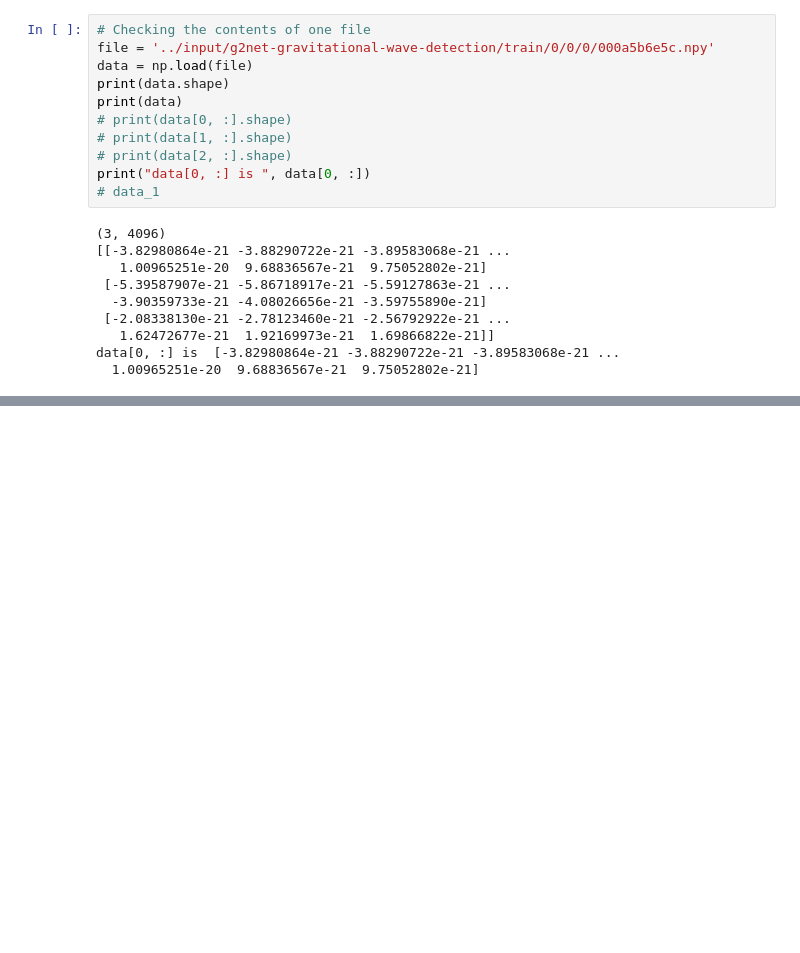
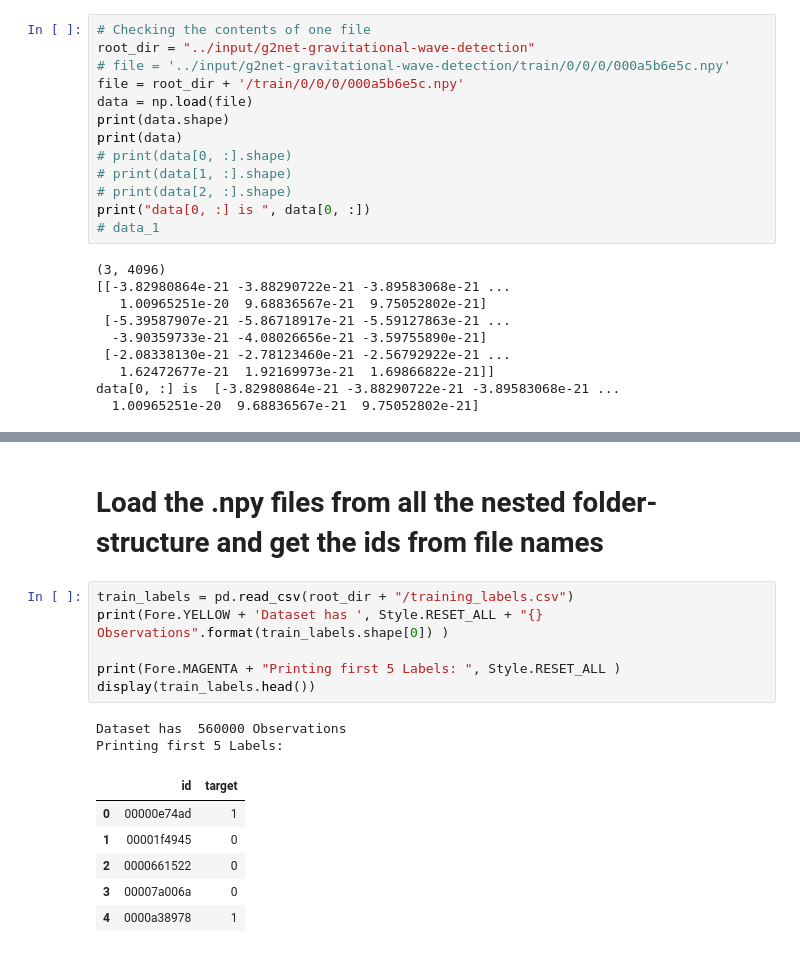
Before and after one commit to rohan-paul/Gravitational-Wave-Detection_Kaggle_Competition, a Jupyter notebook: Kaggle_NBs/1_TimeSeries_GWPy_Data_Preprocessing.ipynb, the cells around one changed output, grey strips where cells are left out. Saved outputs shown, nothing was run; the diff lists cells and outputs as text; blank space fills up the shorter version.

```diff
--- a/Kaggle_NBs/1_TimeSeries_GWPy_Data_Preprocessing.ipynb
+++ b/Kaggle_NBs/1_TimeSeries_GWPy_Data_Preprocessing.ipynb
@@ -49,7 +68,9 @@ It is a standard binary file format for persisting a single arbitrary NumPy arra
 The sampling frequency, or sample rate, is the number of equal-spaced samples per unit of time. For instance, if you have 96 equally spaced observation per day, then you sampling rate is 96/day, or 96/24/3600=0.0011 Hz. Hz, which means per second, is widely used for sample rate.
 # %%
 # Checking the contents of one file
-file = '../input/g2net-gravitational-wave-detection/train/0/0/0/000a5b6e5c.npy'
+root_dir = "../input/g2net-gravitational-wave-detection"
+# file = '../input/g2net-gravitational-wave-detection/train/0/0/0/000a5b6e5c.npy'
+file = root_dir + '/train/0/0/0/000a5b6e5c.npy'
 data = np.load(file)
 print(data.shape)
 print(data)
@@ -93,3 +131,20 @@ plot_tseries(tseries1, tseries2, tseries3)
 # %% [output]
 WARNING: AstropyDeprecationWarning: support for accessing str attributes such as 'title' from PhysicalType instances is deprecated since 4.3 and will be removed in a subsequent release. [astropy.units ...
 [figure]
+# %% [markdown]
+# Load the .npy files from all the nested folder-structure and get the ids from file names
+# %%
+train_labels = pd.read_csv(root_dir + "/training_labels.csv")
+print(Fore.YELLOW + 'Dataset has ', Style.RESET_ALL + "{} Observations".format(train_labels.shape[0]) )
+
+print(Fore.MAGENTA + "Printing first 5 Labels: ", Style.RESET_ALL )
+display(train_labels.head())
+# %% [output]
+Dataset has  560000 Observations
+Printing first 5 Labels:
+|  | id | target |
+| 0 | 00000e74ad | 1 |
+| 1 | 00001f4945 | 0 |
+| 2 | 0000661522 | 0 |
+| 3 | 00007a006a | 0 |
+| 4 | 0000a38978 | 1 |
```
Also changed, not shown: parts of 4 cells of this notebook.
